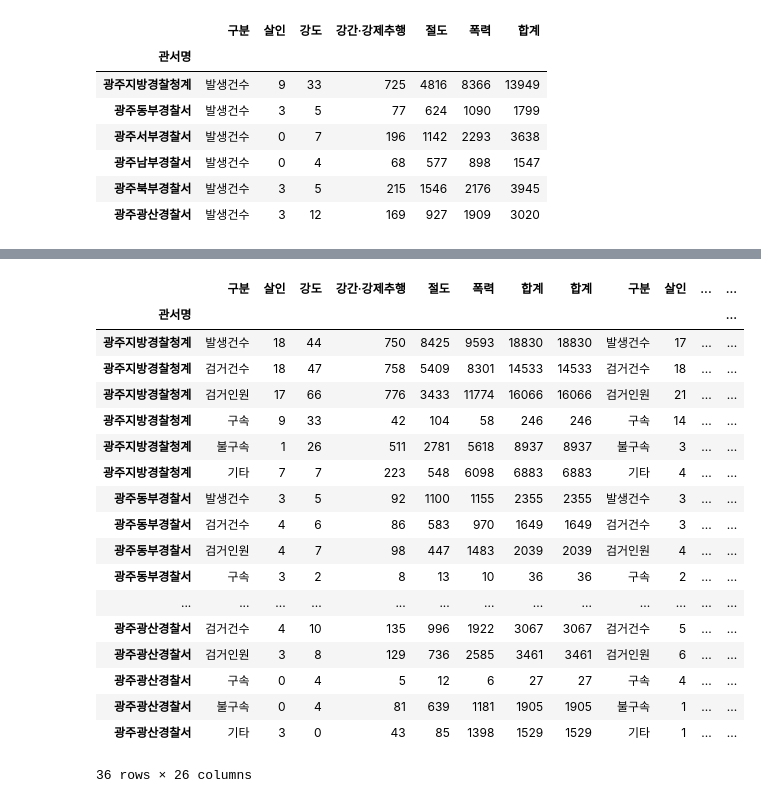
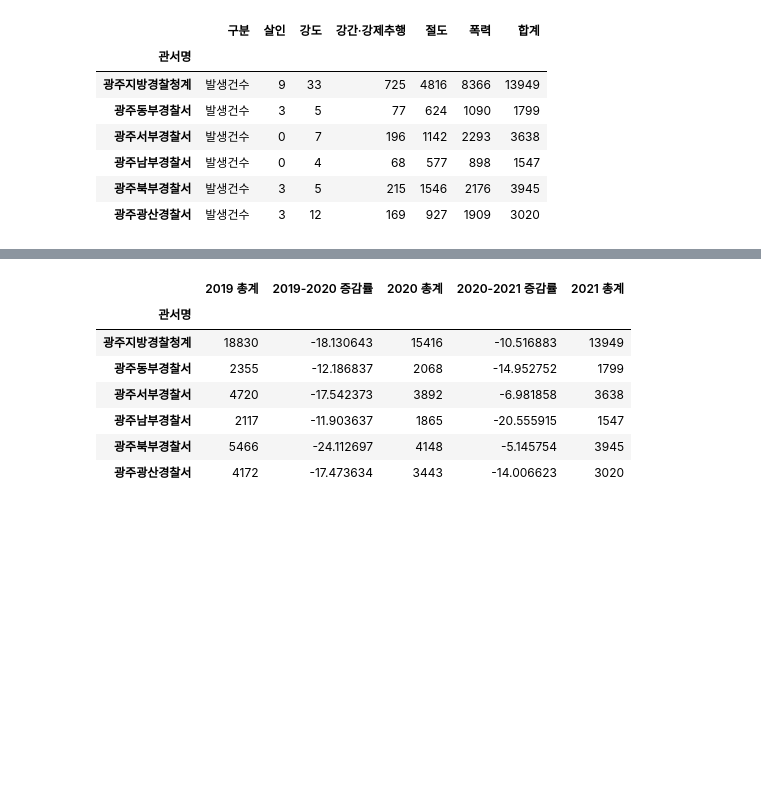
Before and after one commit to so1454/python_library, a Jupyter notebook: 2. Pandas.ipynb, the cells around one changed output, grey strips where cells are left out. Cells and saved outputs as stored; diff of their text form; code cells hidden in the pictures; blank space fills up the shorter version.

```diff
--- a/2. Pandas.ipynb
+++ b/2. Pandas.ipynb
@@ -1242,3 +1234,3 @@ Name: 2019 총계, dtype: int64
 # %%
 #2020
-crimi2020_sumcol.rename('2020 총계')
+crimi2020_sumcol.name = '2020 총계'
@@ -1263,3 +1237,3 @@ Name: 2020 총계, dtype: int64
 # %%
 #2021
-crimi2021_sumcol.rename('2021 총계')
+crimi2021_sumcol.name ='2021 총계'
@@ -1329,4 +1267,4 @@ Name: 합계, dtype: float64
 # %%
 # 7-2 이름 변경해주기(2019-2020 증감율, 2020-2021 증감율)
 # 2019-2020 증감율
-updown_1.rename('2019-2020 증감률')
+updown_1.name = '2019-2020 증감률'
@@ -1351,3 +1271,3 @@ Name: 2019-2020 증감률, dtype: float64
 # %%
 # 2020-2021 증감율
-updown_2.rename('2020-2021 증감률')
+updown_2.name = '2020-2021 증감률'
@@ -1372,27 +1274,16 @@ Name: 2020-2021 증감률, dtype: float64
 # %%
 # 8. 행 기준 데이터 병합하기
-merge_hang =pd.concat([crimi2019,crimi2019_sumcol,crimi2020,crimi2020_sumcol ,crimi2021,crimi2021_sumcol,updown_1,updown_2], axis = 1)
+merge_hang =pd.concat([crimi2019_sumcol,updown_1,crimi2020_sumcol,updown_2 ,crimi2021_sumcol ], axis = 1)
 merge_hang
 # %% [output]
-|  | 구분 | 살인 | 강도 | 강간·강제추행 | 절도 | 폭력 | 합계 | 합계 | 구분 | 살인 | ... | ... |
-| 관서명 |  |  |  |  |  |  |  |  |  |  |  | ... |
-| 광주지방경찰청계 | 발생건수 | 18 | 44 | 750 | 8425 | 9593 | 18830 | 18830 | 발생건수 | 17 | ... | ... |
-| 광주지방경찰청계 | 검거건수 | 18 | 47 | 758 | 5409 | 8301 | 14533 | 14533 | 검거건수 | 18 | ... | ... |
-| 광주지방경찰청계 | 검거인원 | 17 | 66 | 776 | 3433 | 11774 | 16066 | 16066 | 검거인원 | 21 | ... | ... |
-| 광주지방경찰청계 | 구속 | 9 | 33 | 42 | 104 | 58 | 246 | 246 | 구속 | 14 | ... | ... |
-| 광주지방경찰청계 | 불구속 | 1 | 26 | 511 | 2781 | 5618 | 8937 | 8937 | 불구속 | 3 | ... | ... |
-| 광주지방경찰청계 | 기타 | 7 | 7 | 223 | 548 | 6098 | 6883 | 6883 | 기타 | 4 | ... | ... |
-| 광주동부경찰서 | 발생건수 | 3 | 5 | 92 | 1100 | 1155 | 2355 | 2355 | 발생건수 | 3 | ... | ... |
-| 광주동부경찰서 | 검거건수 | 4 | 6 | 86 | 583 | 970 | 1649 | 1649 | 검거건수 | 3 | ... | ... |
-| 광주동부경찰서 | 검거인원 | 4 | 7 | 98 | 447 | 1483 | 2039 | 2039 | 검거인원 | 4 | ... | ... |
-| 광주동부경찰서 | 구속 | 3 | 2 | 8 | 13 | 10 | 36 | 36 | 구속 | 2 | ... | ... |
-| ... | ... | ... | ... | ... | ... | ... | ... | ... | ... | ... | ... | ... |
-| 광주광산경찰서 | 검거건수 | 4 | 10 | 135 | 996 | 1922 | 3067 | 3067 | 검거건수 | 5 | ... | ... |
-| 광주광산경찰서 | 검거인원 | 3 | 8 | 129 | 736 | 2585 | 3461 | 3461 | 검거인원 | 6 | ... | ... |
-| 광주광산경찰서 | 구속 | 0 | 4 | 5 | 12 | 6 | 27 | 27 | 구속 | 4 | ... | ... |
-| 광주광산경찰서 | 불구속 | 0 | 4 | 81 | 639 | 1181 | 1905 | 1905 | 불구속 | 1 | ... | ... |
-| 광주광산경찰서 | 기타 | 3 | 0 | 43 | 85 | 1398 | 1529 | 1529 | 기타 | 1 | ... | ... |
+|  | 2019 총계 | 2019-2020 증감률 | 2020 총계 | 2020-2021 증감률 | 2021 총계 |
+| 관서명 |  |  |  |  |  |
+| 광주지방경찰청계 | 18830 | -18.130643 | 15416 | -10.516883 | 13949 |
+| 광주동부경찰서 | 2355 | -12.186837 | 2068 | -14.952752 | 1799 |
+| 광주서부경찰서 | 4720 | -17.542373 | 3892 | -6.981858 | 3638 |
+| 광주남부경찰서 | 2117 | -11.903637 | 1865 | -20.555915 | 1547 |
+| 광주북부경찰서 | 5466 | -24.112697 | 4148 | -5.145754 | 3945 |
+| 광주광산경찰서 | 4172 | -17.473634 | 3443 | -14.006623 | 3020 |
-36 rows × 26 columns
 # %%
 # 번외 csv 파일로 저장하기(선생님이랑)
 # 번외 csv 파일로 저장.
```
Also changed, not shown: parts of 21 cells of this notebook, 3 other files.
